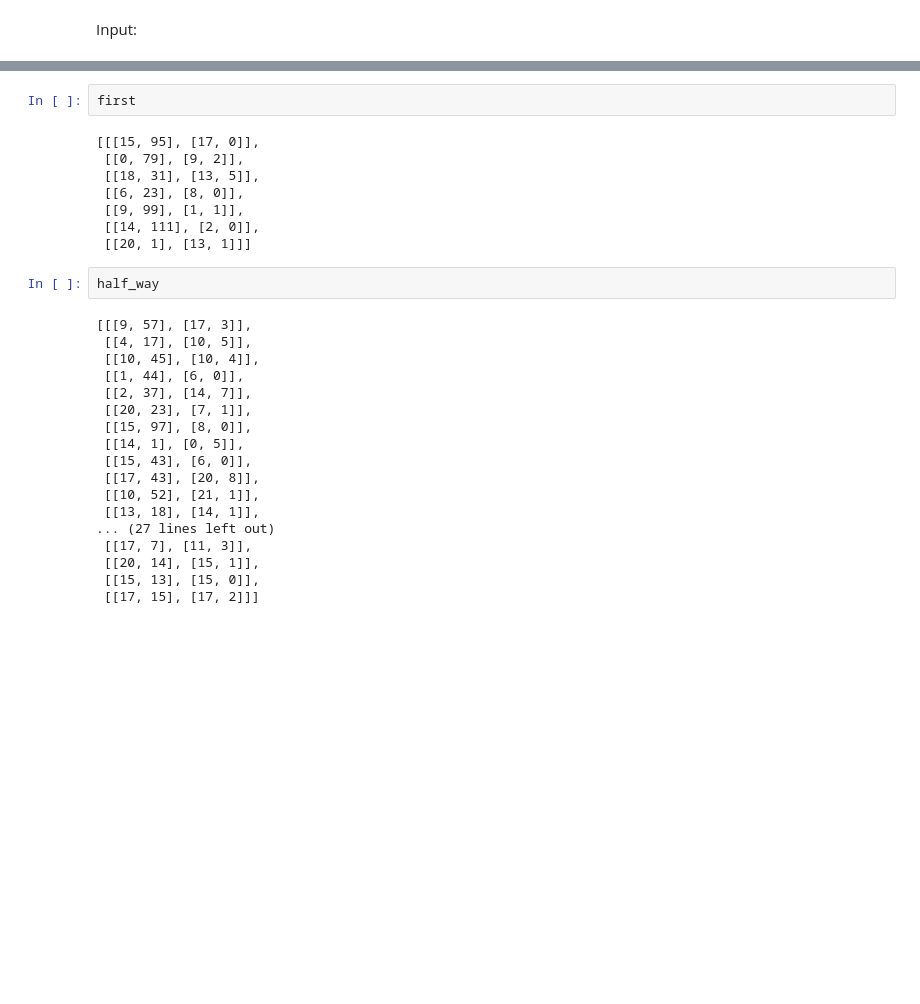
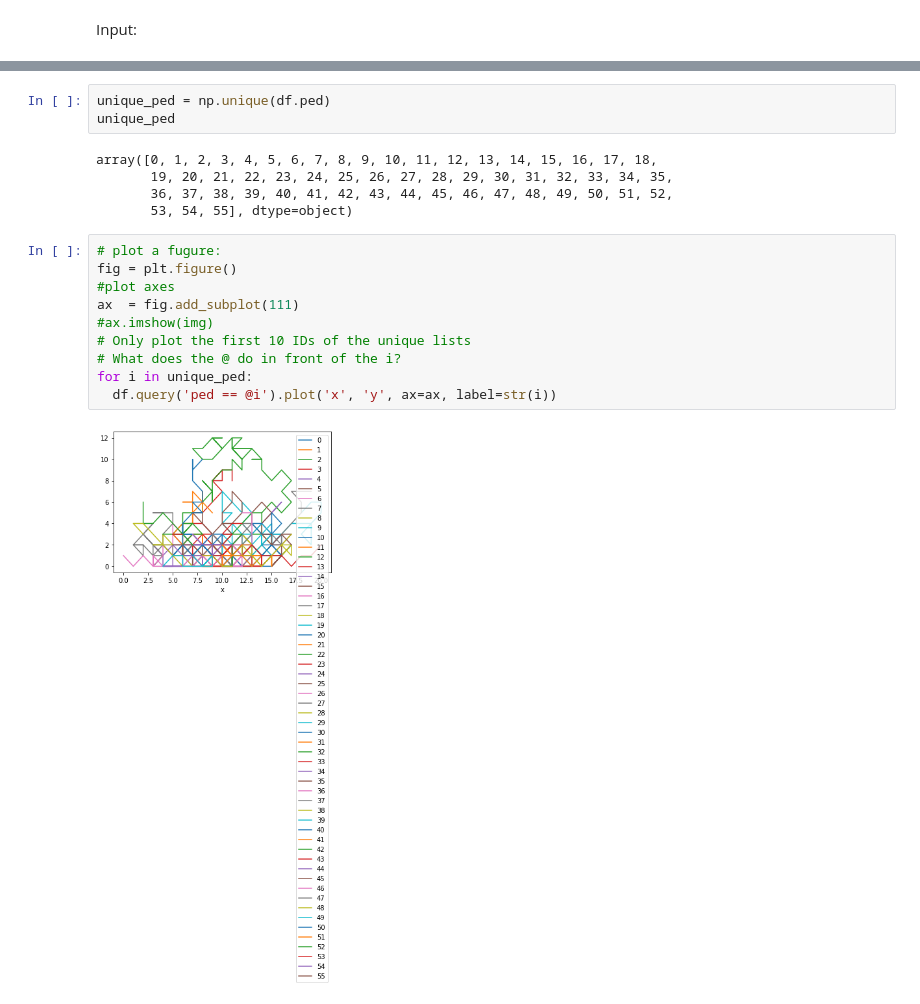
Before and after one commit to nielsvanesseveldt/Sociophysics2, a Jupyter notebook: joined_program.ipynb, the cells around one changed output, grey strips where cells are left out. Saved outputs shown, nothing was run; the diff lists cells and outputs as text; blank space fills up the shorter version.

```diff
--- a/joined_program.ipynb
+++ b/joined_program.ipynb
@@ -55,30 +46,20 @@ for t in range(0, run_time):
-# %%
-first
-# %% [output]
-[[[15, 95], [17, 0]],
- [[0, 79], [9, 2]],
- [[18, 31], [13, 5]],
- [[6, 23], [8, 0]],
- [[9, 99], [1, 1]],
- [[14, 111], [2, 0]],
- [[20, 1], [13, 1]]]
-# %%
-half_way
-# %% [output]
-[[[9, 57], [17, 3]],
- [[4, 17], [10, 5]],
- [[10, 45], [10, 4]],
- [[1, 44], [6, 0]],
- [[2, 37], [14, 7]],
- [[20, 23], [7, 1]],
- [[15, 97], [8, 0]],
- [[14, 1], [0, 5]],
- [[15, 43], [6, 0]],
- [[17, 43], [20, 8]],
- [[10, 52], [21, 1]],
- [[13, 18], [14, 1]],
-... (27 lines left out)
- [[17, 7], [11, 3]],
- [[20, 14], [15, 1]],
- [[15, 13], [15, 0]],
- [[17, 15], [17, 2]]]
+# %%
+unique_ped = np.unique(df.ped)
+unique_ped
+# %% [output]
+array([0, 1, 2, 3, 4, 5, 6, 7, 8, 9, 10, 11, 12, 13, 14, 15, 16, 17, 18,
+       19, 20, 21, 22, 23, 24, 25, 26, 27, 28, 29, 30, 31, 32, 33, 34, 35,
+       36, 37, 38, 39, 40, 41, 42, 43, 44, 45, 46, 47, 48, 49, 50, 51, 52,
+       53, 54, 55], dtype=object)
+# %%
+# plot a fugure:
+fig = plt.figure()
+#plot axes
+ax  = fig.add_subplot(111)
+#ax.imshow(img)
+# Only plot the first 10 IDs of the unique lists
+# What does the @ do in front of the i?
+for i in unique_ped:
+  df.query('ped == @i').plot('x', 'y', ax=ax, label=str(i))
+# %% [output]
+[figure, added]
```
Also changed, not shown: parts of 10 cells of this notebook, 2 other files.
